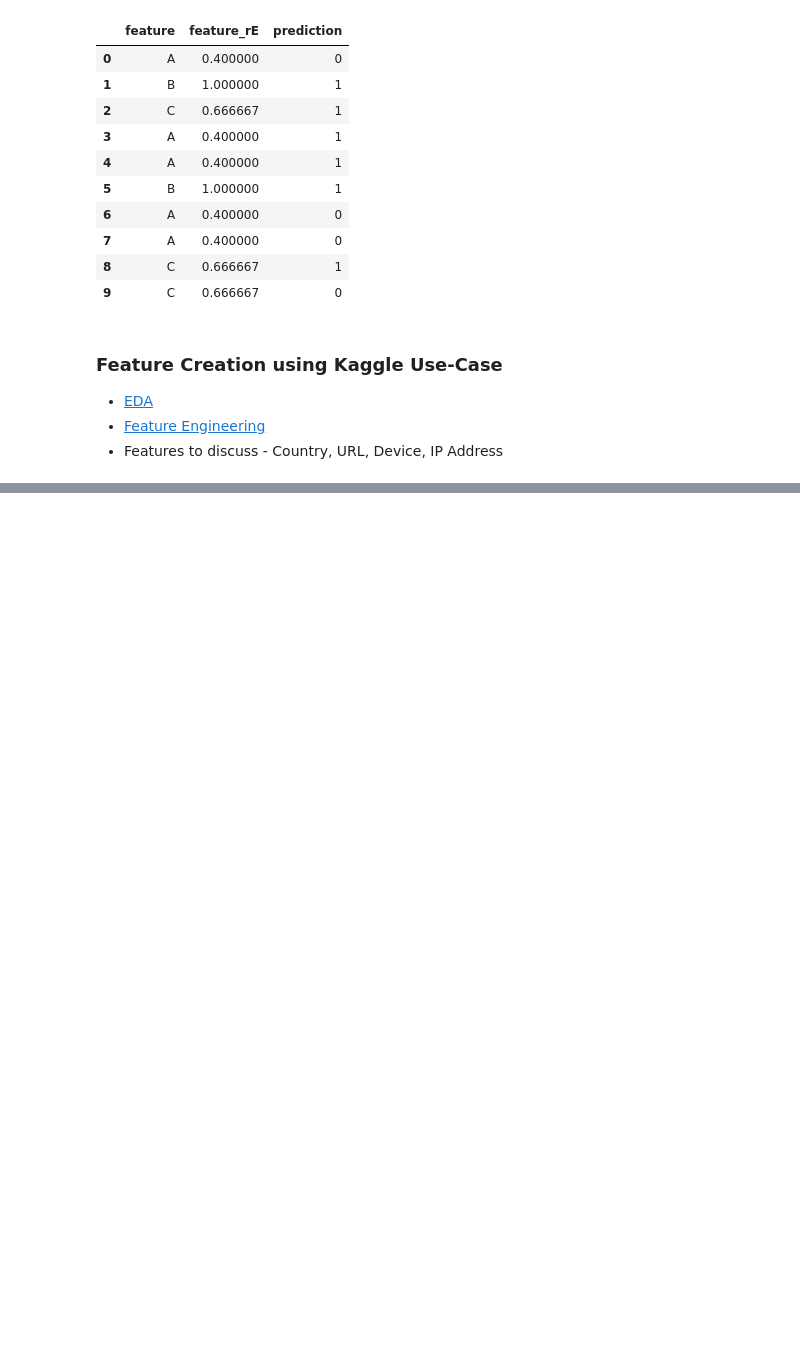
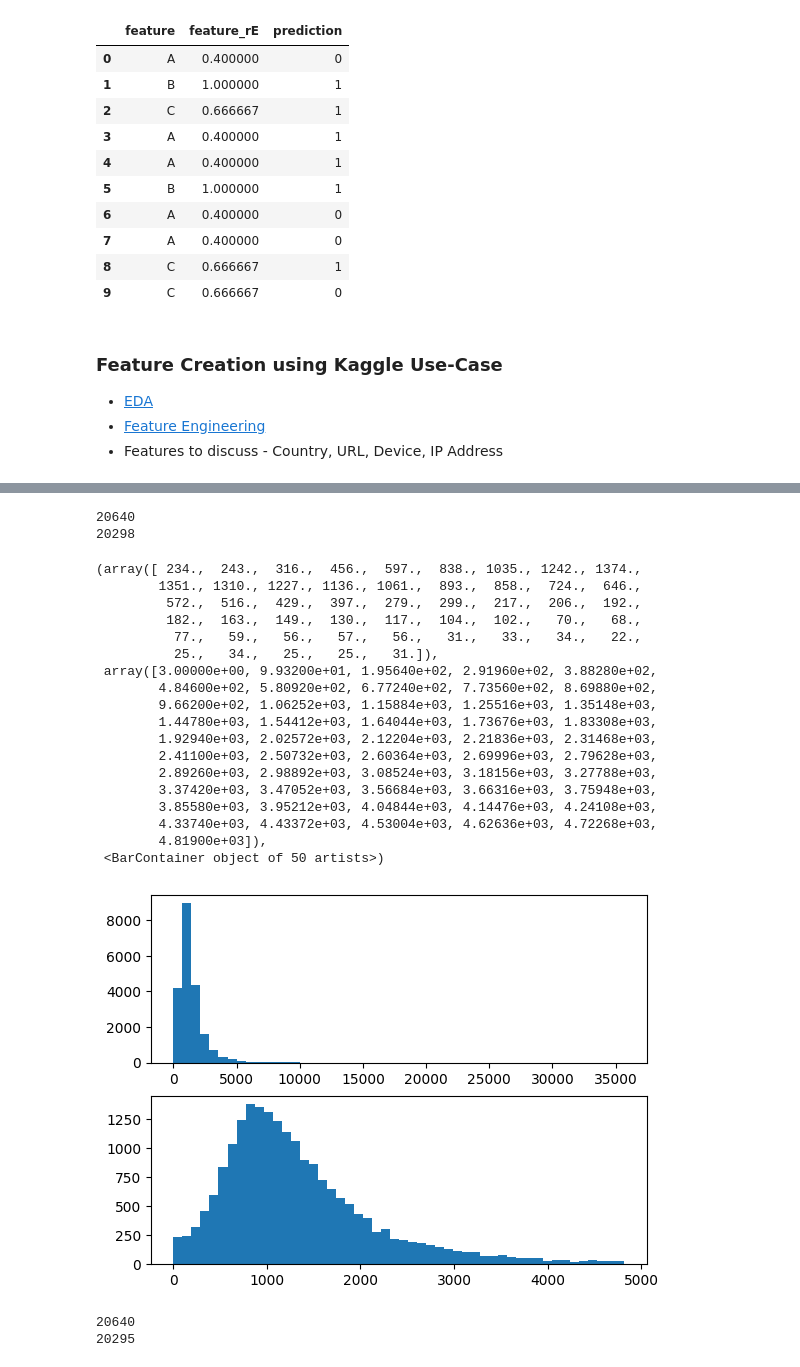
Before and after one commit to ramendrasingla/data-analysis-tutorial, a Jupyter notebook: Feature_Engineering_Tutorial.ipynb, the cells around one changed output, grey strips where cells are left out. Drawn from its saved outputs; the diff is of its cells as text; code cells hidden in the pictures; blank space fills up the shorter version.

```diff
--- a/Feature_Engineering_Tutorial.ipynb
+++ b/Feature_Engineering_Tutorial.ipynb
@@ -426,0 +460,4 @@ df_with_rE
+# %%
+df = pd.DataFrame(fetch_california_housing().data, columns=fetch_california_housing().feature_names)
+df['target'] = pd.Series(fetch_california_housing().target)
+df.head()
@@ -426,0 +471,37 @@ df_with_rE
+# %%
+population_data = df['Population']
+
+pop_mean, pop_std = np.mean(population_data), np.std(population_data)
+pop_cut_off = pop_std * 3
+pop_lower, pop_upper = pop_mean - pop_cut_off, pop_mean + pop_cut_off
+population_data_filtered = [x for x in population_data if x > pop_lower and x < pop_upper]
+# %%
+print(len(population_data))
+print(len(population_data_filtered))
+# %% [output]
+20640
+20298
+# %%
+fig, ax = plt.subplots(2, 1)
+ax[0].hist(population_data, bins = 50)
+ax[1].hist(population_data_filtered, bins = 50)
+# %% [output]
+(array([ 234.,  243.,  316.,  456.,  597.,  838., 1035., 1242., 1374.,
+        1351., 1310., 1227., 1136., 1061.,  893.,  858.,  724.,  646.,
+         572.,  516.,  429.,  397.,  279.,  299.,  217.,  206.,  192.,
+         182.,  163.,  149.,  130.,  117.,  104.,  102.,   70.,   68.,
+          77.,   59.,   56.,   57.,   56.,   31.,   33.,   34.,   22.,
+          25.,   34.,   25.,   25.,   31.]),
+ array([3.00000e+00, 9.93200e+01, 1.95640e+02, 2.91960e+02, 3.88280e+02,
+        4.84600e+02, 5.80920e+02, 6.77240e+02, 7.73560e+02, 8.69880e+02,
+        9.66200e+02, 1.06252e+03, 1.15884e+03, 1.25516e+03, 1.35148e+03,
+        1.44780e+03, 1.54412e+03, 1.64044e+03, 1.73676e+03, 1.83308e+03,
+        1.92940e+03, 2.02572e+03, 2.12204e+03, 2.21836e+03, 2.31468e+03,
+        2.41100e+03, 2.50732e+03, 2.60364e+03, 2.69996e+03, 2.79628e+03,
+        2.89260e+03, 2.98892e+03, 3.08524e+03, 3.18156e+03, 3.27788e+03,
+        3.37420e+03, 3.47052e+03, 3.56684e+03, 3.66316e+03, 3.75948e+03,
+        3.85580e+03, 3.95212e+03, 4.04844e+03, 4.14476e+03, 4.24108e+03,
+        4.33740e+03, 4.43372e+03, 4.53004e+03, 4.62636e+03, 4.72268e+03,
+        4.81900e+03]),
+ <BarContainer object of 50 artists>)
+[figure, added]
@@ -426,0 +515,6 @@ df_with_rE
+# %%
+print(len(income_data))
+print(len(income_data_filtered))
+# %% [output]
+20640
+20295
```
Also changed, not shown: parts of 74 cells of this notebook.
